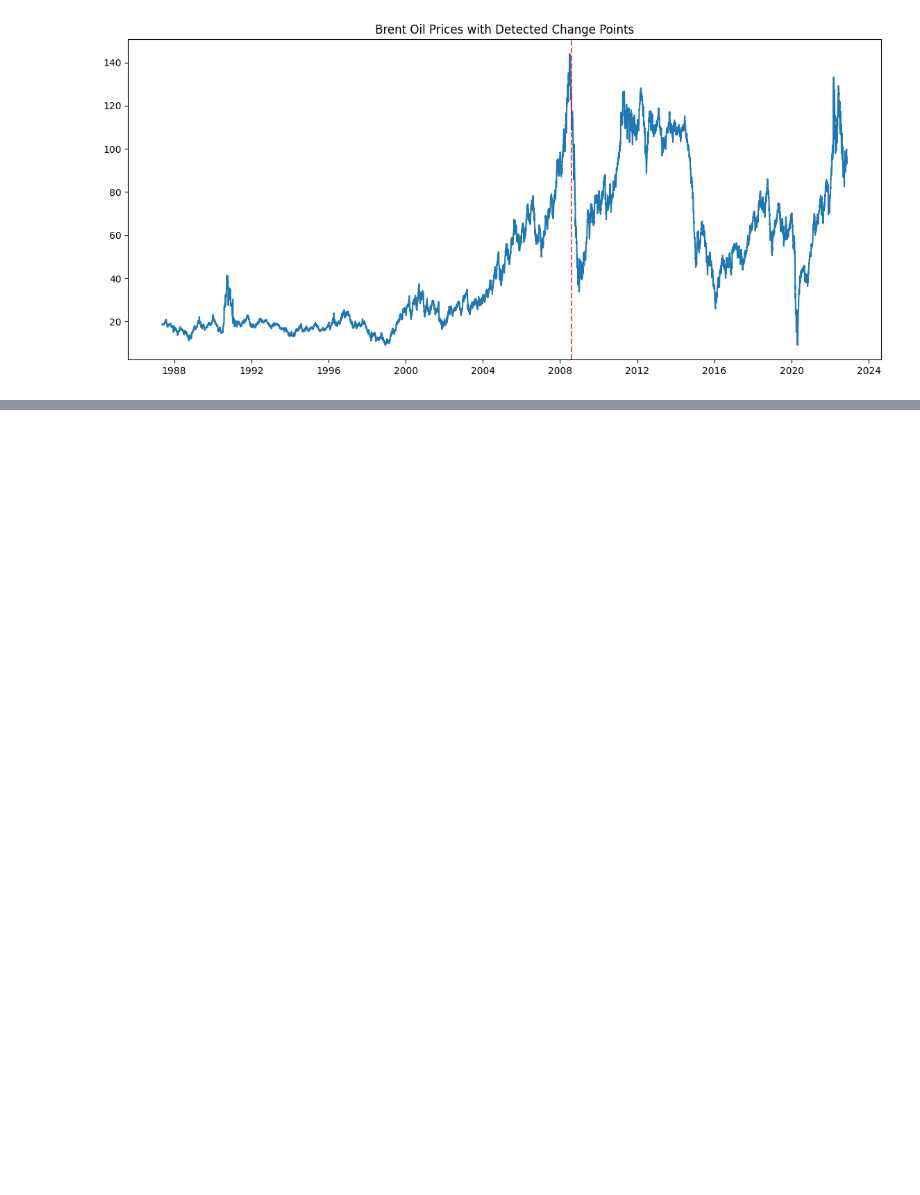
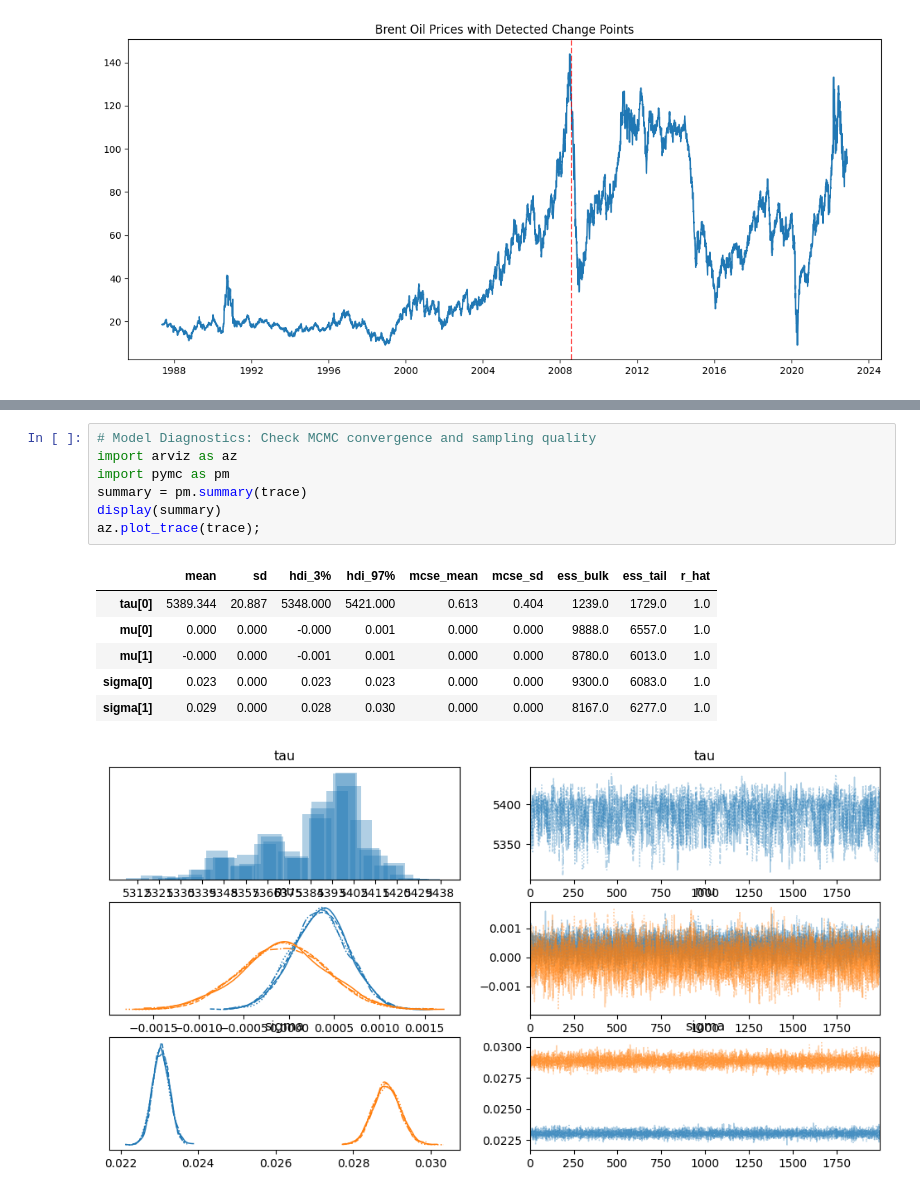
Before and after one commit to chalasimon/Oil-Price-Analysis, a Jupyter notebook: notebook/bayesian_analysis.ipynb, the cells around one changed output, grey strips where cells are left out. Saved outputs shown, nothing was run; the diff lists cells and outputs as text; blank space fills up the shorter version.

```diff
--- a/notebook/bayesian_analysis.ipynb
+++ b/notebook/bayesian_analysis.ipynb
@@ -207,0 +226,15 @@ Next steps include:
+# %%
+# Model Diagnostics: Check MCMC convergence and sampling quality
+import arviz as az
+import pymc as pm
+summary = pm.summary(trace)
+display(summary)
+az.plot_trace(trace);
+# %% [output]
+|  | mean | sd | hdi_3% | hdi_97% | mcse_mean | mcse_sd | ess_bulk | ess_tail | r_hat |
+| tau[0] | 5389.344 | 20.887 | 5348.000 | 5421.000 | 0.613 | 0.404 | 1239.0 | 1729.0 | 1.0 |
+| mu[0] | 0.000 | 0.000 | -0.000 | 0.001 | 0.000 | 0.000 | 9888.0 | 6557.0 | 1.0 |
+| mu[1] | -0.000 | 0.000 | -0.001 | 0.001 | 0.000 | 0.000 | 8780.0 | 6013.0 | 1.0 |
+| sigma[0] | 0.023 | 0.000 | 0.023 | 0.023 | 0.000 | 0.000 | 9300.0 | 6083.0 | 1.0 |
+| sigma[1] | 0.029 | 0.000 | 0.028 | 0.030 | 0.000 | 0.000 | 8167.0 | 6277.0 | 1.0 |
+[figure, added]
```
Also changed, not shown: parts of 9 cells of this notebook.
